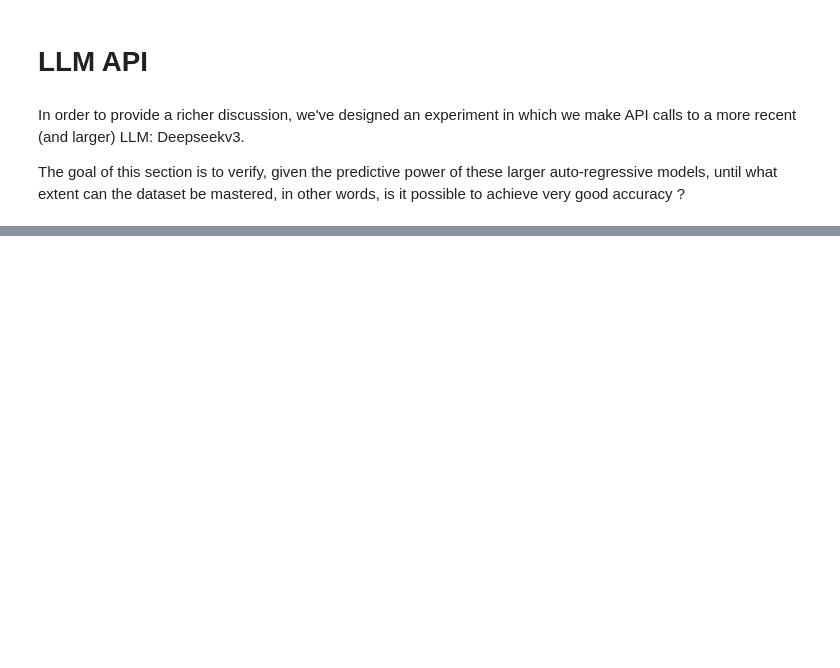
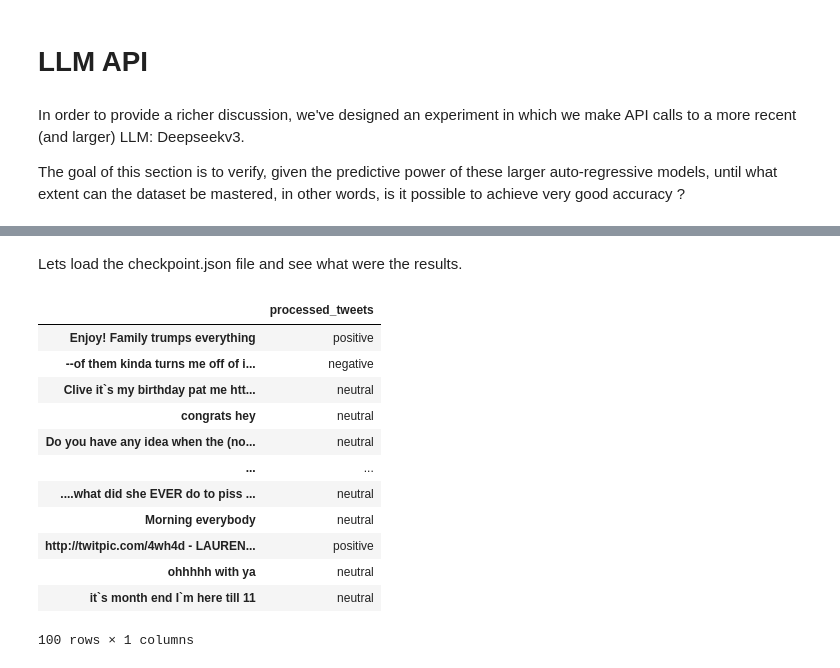
Before and after one commit to DiegoFleury/MI201-groupe-4, a Jupyter notebook: notebooks/classification.ipynb, the cells around one changed output, grey strips where cells are left out. Drawn from its saved outputs; the diff is of its cells as text; code cells hidden in the pictures; blank space fills up the shorter version.

Commit message:
API call's results added to notebook

```diff
--- a/notebooks/classification.ipynb
+++ b/notebooks/classification.ipynb
@@ -847,0 +880,2 @@ The goal of this section is to verify, given the predictive power of these large
+# %% [markdown]
+Lets load the checkpoint.json file and see what were the results.
@@ -847,0 +884,18 @@ The goal of this section is to verify, given the predictive power of these large
+# %%
+# Open the json file as a DataFrame
+df_deepseek = pd.read_json(API_path + 'checkpoint.json')
+df_deepseek
+# %% [output]
+|  | processed_tweets |
+| Enjoy! Family trumps everything | positive |
+| --of them kinda turns me off of i... | negative |
+| Clive it`s my birthday pat me htt... | neutral |
+| congrats hey | neutral |
+| Do you have any idea when the (no... | neutral |
+| ... | ... |
+| ....what did she EVER do to piss ... | neutral |
+| Morning everybody | neutral |
+| http://twitpic.com/4wh4d - LAUREN... | positive |
+| ohhhhh with ya | neutral |
+| it`s month end I`m here till 11 | neutral |
+100 rows × 1 columns
```
Also changed, not shown: parts of 18 cells of this notebook.
